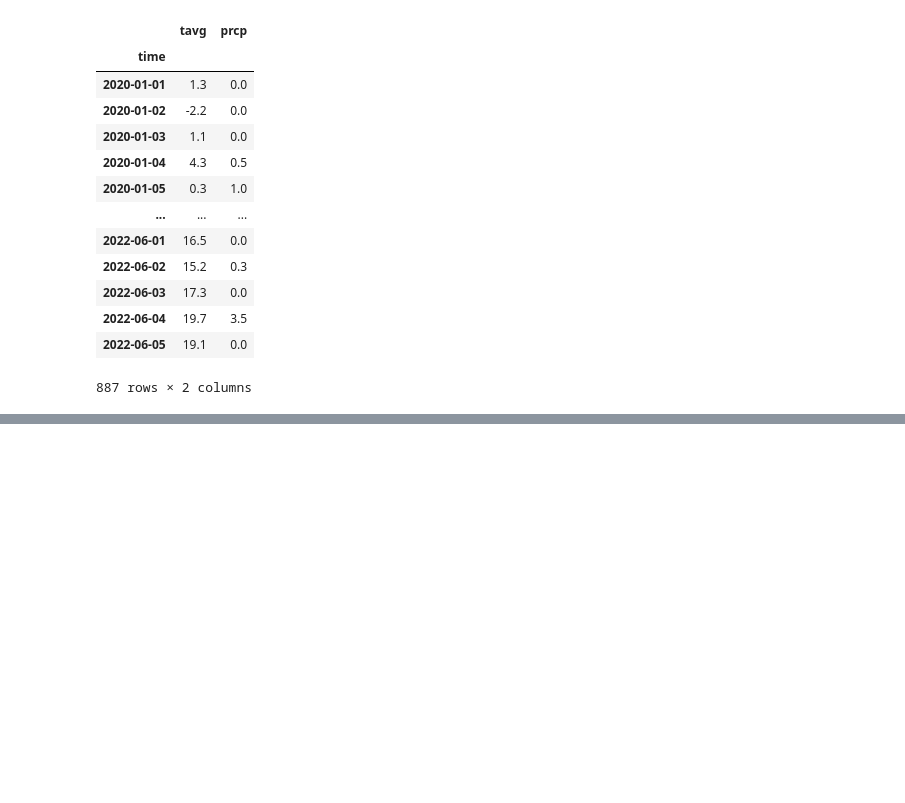
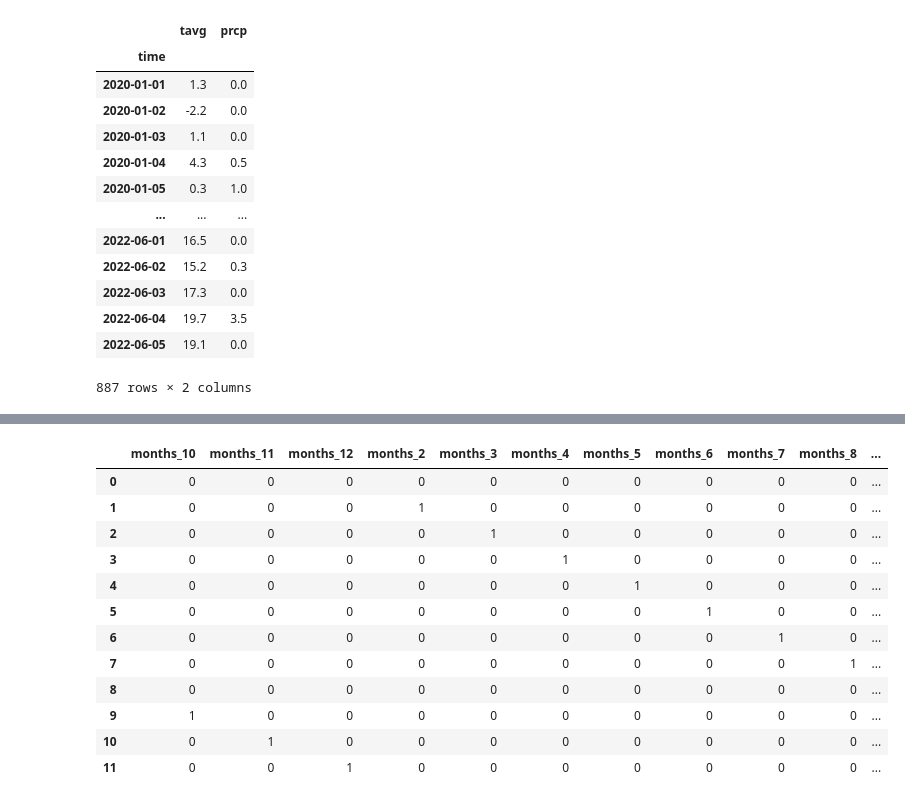
Before and after one commit to michal-sternik/lab11-15_project, a Jupyter notebook: data.ipynb, the cells around one changed output, grey strips where cells are left out. Drawn from its saved outputs; the diff is of its cells as text; code cells hidden in the pictures; blank space fills up the shorter version.

Commit message:
added rolling avg, prev_value and onehot encoding for months

```diff
--- a/data.ipynb
+++ b/data.ipynb
@@ -210,0 +211,6 @@ merged
+# %%
+merged["rolling_avg_7d"] = merged["ilosc_przejazdow"].rolling(7).mean()
+merged = merged.fillna(0)
+merged = merged.astype({'rolling_avg_7d':'int'})
+# merged = merged.reset_index()
+merged
@@ -210,0 +231,5 @@ merged
+# %%
+merged['prev_value'] = merged["ilosc_przejazdow"].shift(1)
+merged = merged.fillna(0)
+merged = merged.astype({'prev_value':'int'})
+merged
@@ -210,0 +250,19 @@ merged
+# %%
+merged['months'] = pd.DatetimeIndex(merged.index).month
+df = pd.DataFrame({'months': ['1', '2', '3','4','5','6','7','8','9','10','11','12']})
+
+pd.get_dummies(df["months"],prefix='months',drop_first=True)
+# %% [output]
+|  | months_10 | months_11 | months_12 | months_2 | months_3 | months_4 | months_5 | months_6 | months_7 | months_8 | ... |
+| 0 | 0 | 0 | 0 | 0 | 0 | 0 | 0 | 0 | 0 | 0 | ... |
+| 1 | 0 | 0 | 0 | 1 | 0 | 0 | 0 | 0 | 0 | 0 | ... |
+| 2 | 0 | 0 | 0 | 0 | 1 | 0 | 0 | 0 | 0 | 0 | ... |
+| 3 | 0 | 0 | 0 | 0 | 0 | 1 | 0 | 0 | 0 | 0 | ... |
+| 4 | 0 | 0 | 0 | 0 | 0 | 0 | 1 | 0 | 0 | 0 | ... |
+| 5 | 0 | 0 | 0 | 0 | 0 | 0 | 0 | 1 | 0 | 0 | ... |
+| 6 | 0 | 0 | 0 | 0 | 0 | 0 | 0 | 0 | 1 | 0 | ... |
+| 7 | 0 | 0 | 0 | 0 | 0 | 0 | 0 | 0 | 0 | 1 | ... |
+| 8 | 0 | 0 | 0 | 0 | 0 | 0 | 0 | 0 | 0 | 0 | ... |
+| 9 | 1 | 0 | 0 | 0 | 0 | 0 | 0 | 0 | 0 | 0 | ... |
+| 10 | 0 | 1 | 0 | 0 | 0 | 0 | 0 | 0 | 0 | 0 | ... |
+| 11 | 0 | 0 | 1 | 0 | 0 | 0 | 0 | 0 | 0 | 0 | ... |
```
Also changed, not shown: parts of 6 cells of this notebook, 1 other file.
